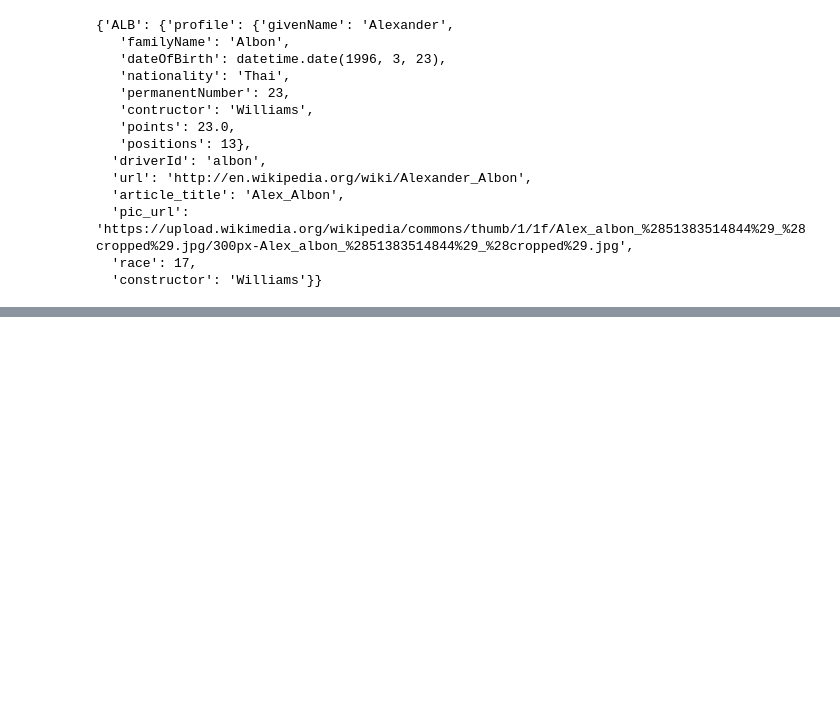
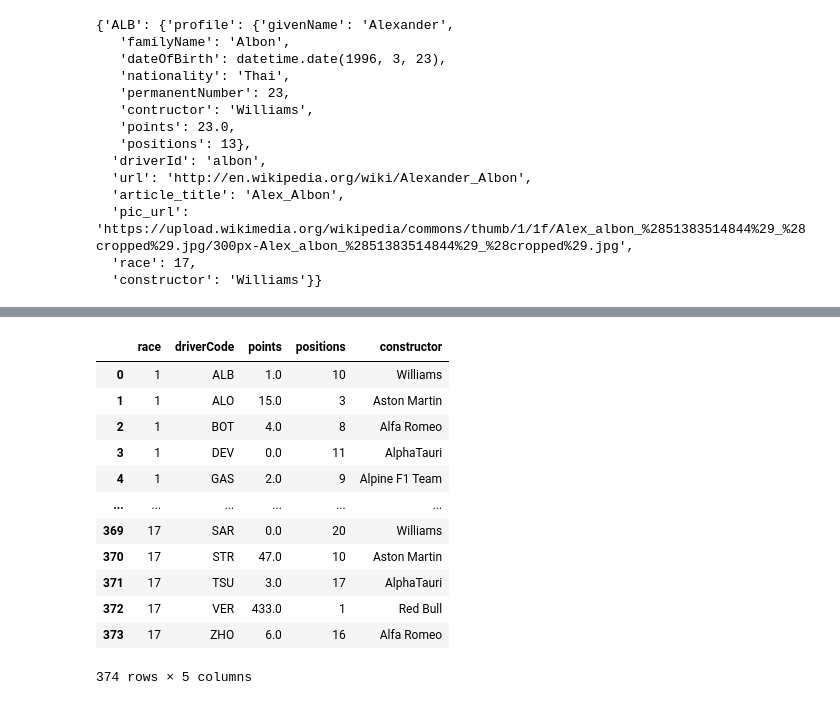
Before and after one commit to Todd183/F1-Stats, a Jupyter notebook: website/test'.ipynb, the cells around one changed output, grey strips where cells are left out. Saved outputs shown, nothing was run; the diff lists cells and outputs as text; code cells hidden in the pictures; blank space fills up the shorter version.

```diff
--- a/website/test'.ipynb
+++ b/website/test'.ipynb
@@ -647,3 +618,23 @@ profile
   'pic_url': 'https://upload.wikimedia.org/wikipedia/commons/thumb/1/1f/Alex_albon_%2851383514844%29_%28cropped%29.jpg/300px-Alex_albon_%2851383514844%29_%28cropped%29.jpg',
   'race': 17,
   'constructor': 'Williams'}}
+# %%
+import json
+from datetime import datetime
+def get_schedule():
+    """get shedule"""
+    json_file_path = "static/data/schedule.json"
+
+    with open(json_file_path, "r") as json_file:
+        data = json.load(json_file)
+
+    df = pd.DataFrame(data)
+    return df
+
+schedule = get_schedule()
+# %%
+schedule['Date'] = schedule['Date'].apply(lambda x: datetime.strptime(x, "%B %d %Y"))
+
+schedule['Date'] = pd.to_datetime(schedule['Date'] )
+# %%
+current_date = pd.to_datetime(datetime.now().date())
@@ -649,0 +708,2 @@ profile
+# %%
+race, df = get_current_season_completed_race()
@@ -649,0 +761,16 @@ profile
+# %%
+df
+# %% [output]
+|  | race | driverCode | points | positions | constructor |
+| 0 | 1 | ALB | 1.0 | 10 | Williams |
+| 1 | 1 | ALO | 15.0 | 3 | Aston Martin |
+| 2 | 1 | BOT | 4.0 | 8 | Alfa Romeo |
+| 3 | 1 | DEV | 0.0 | 11 | AlphaTauri |
+| 4 | 1 | GAS | 2.0 | 9 | Alpine F1 Team |
+| ... | ... | ... | ... | ... | ... |
+| 369 | 17 | SAR | 0.0 | 20 | Williams |
+| 370 | 17 | STR | 47.0 | 10 | Aston Martin |
+| 371 | 17 | TSU | 3.0 | 17 | AlphaTauri |
+| 372 | 17 | VER | 433.0 | 1 | Red Bull |
+| 373 | 17 | ZHO | 6.0 | 16 | Alfa Romeo |
+374 rows × 5 columns
```
Also changed, not shown: parts of 10 cells of this notebook, 3 other files.
